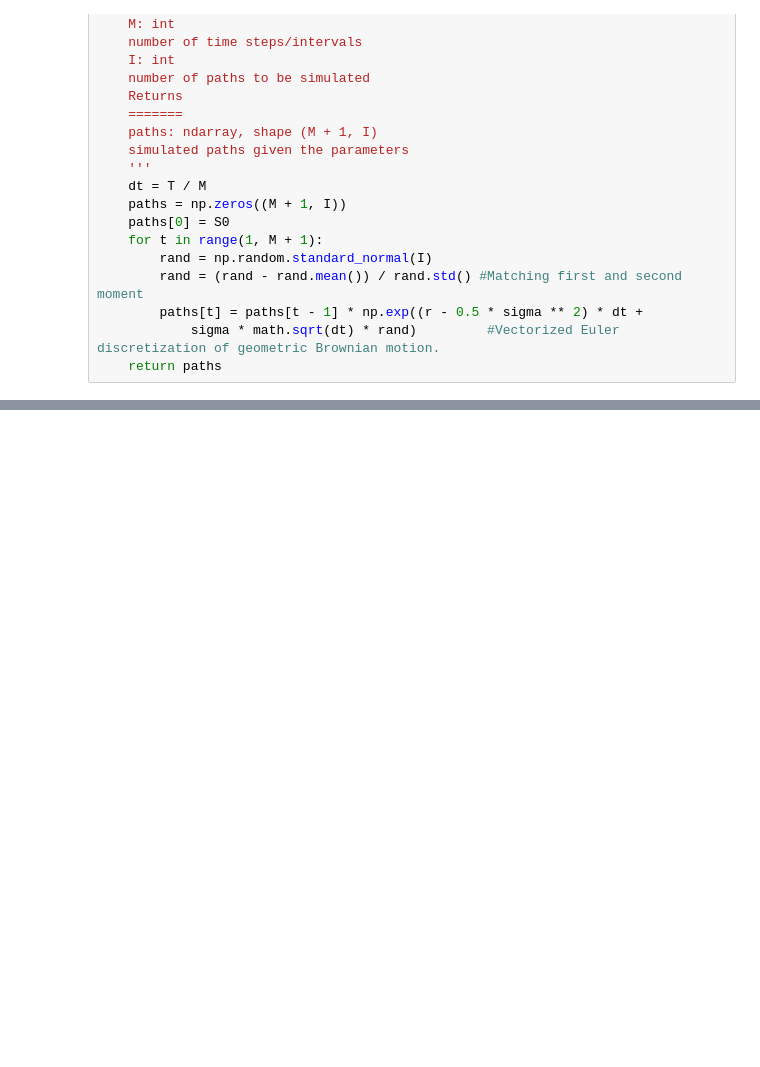
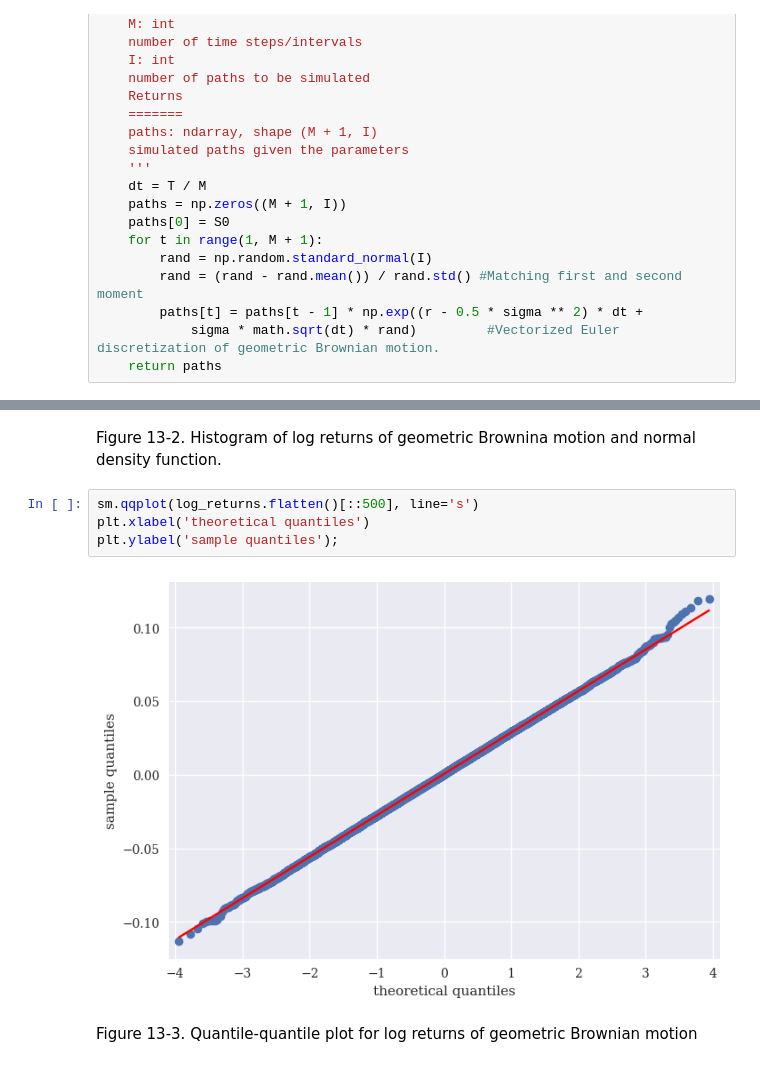
Before and after one commit to Youngsoo1024/Python_Finance, a Jupyter notebook: Chap13/ch13_test.ipynb, the cells around one changed output, grey strips where cells are left out. Drawn from its saved outputs; the diff is of its cells as text; blank space fills up the shorter version.

```diff
--- a/Chap13/ch13_test.ipynb
+++ b/Chap13/ch13_test.ipynb
@@ -63,0 +169,10 @@ def gen_paths(S0, r, sigma, T, M, I):
+# %% [markdown]
+Figure 13-2. Histogram of log returns of geometric Brownina motion and normal density function.
+# %%
+sm.qqplot(log_returns.flatten()[::500], line='s')
+plt.xlabel('theoretical quantiles')
+plt.ylabel('sample quantiles');
+# %% [output]
+[figure, added]
+# %% [markdown]
+Figure 13-3. Quantile-quantile plot for log returns of geometric Brownian motion
```
Also changed, not shown: parts of 26 cells of this notebook.
